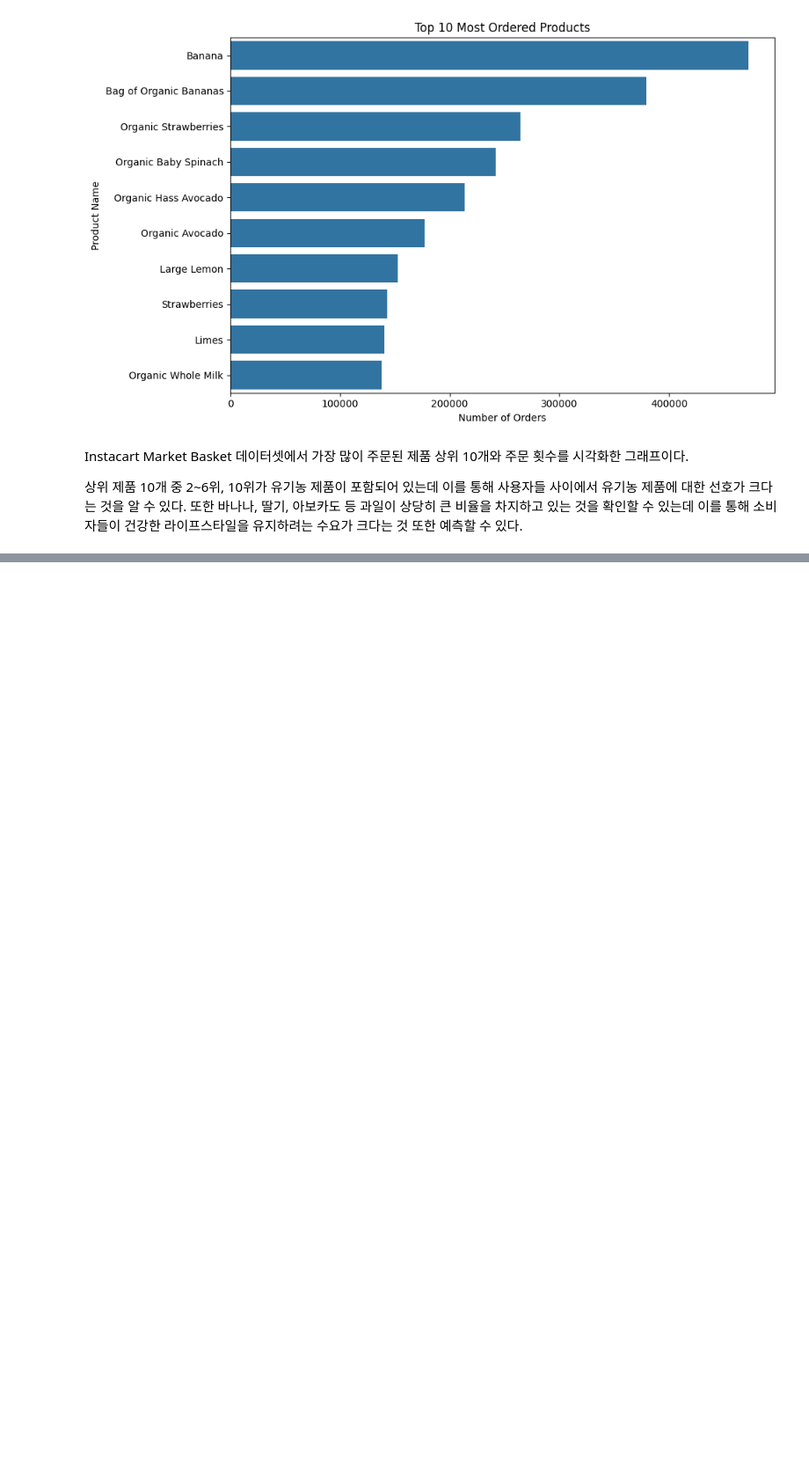
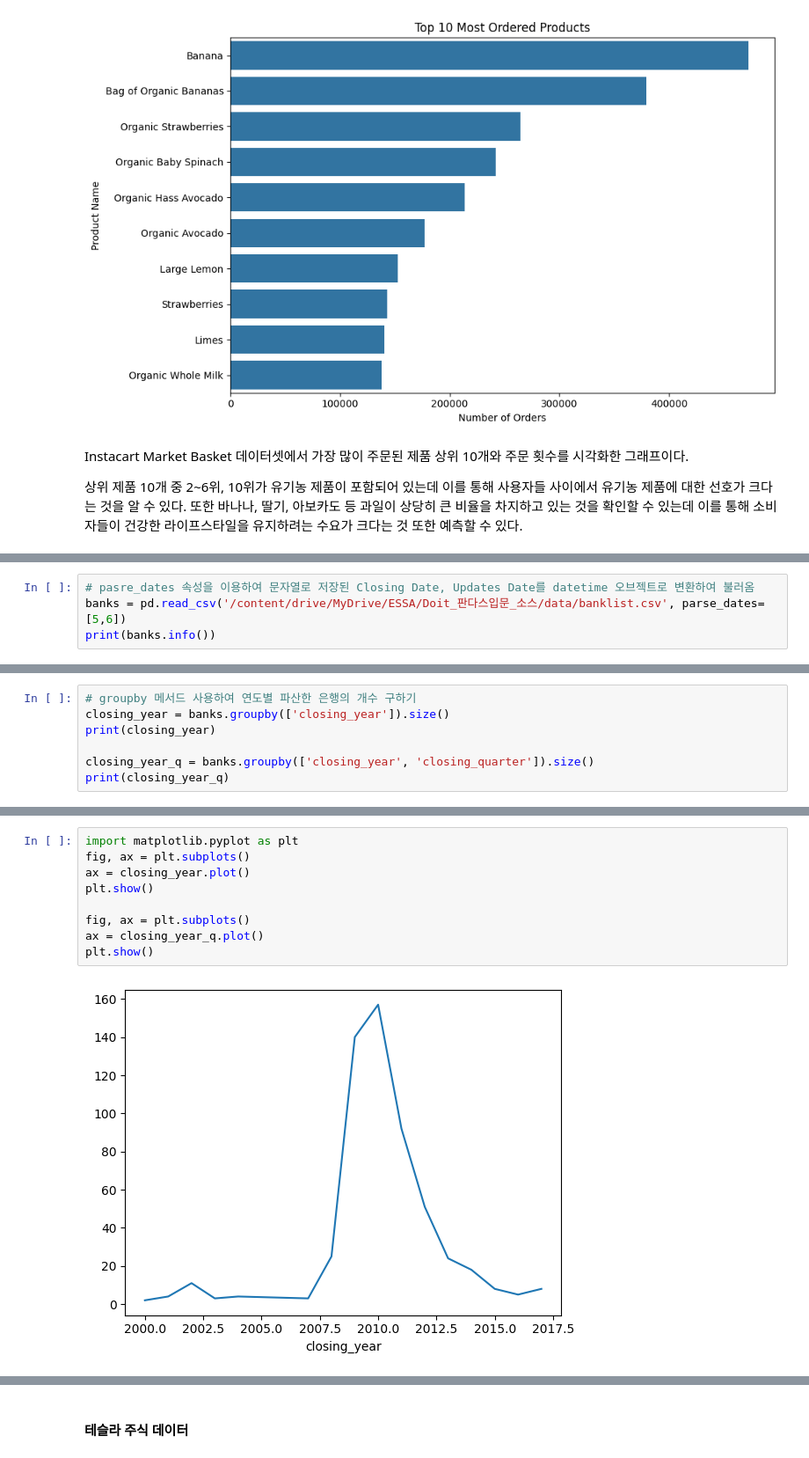
Before and after one commit to HanJaeHui-GitHub/ESAA, a Jupyter notebook: ESAA_YB_Week3_markdown.ipynb, the cells around one changed output, grey strips where cells are left out. Shown at 88% size. Saved outputs shown, nothing was run; the diff lists cells and outputs as text; blank space fills up the shorter version.

```diff
--- a/ESAA_YB_Week3_markdown.ipynb
+++ b/ESAA_YB_Week3_markdown.ipynb
@@ -372,0 +687,4 @@ Instacart Market Basket 데이터셋에서 가장 많이 주문된 제품 상위
+# %%
+# pasre_dates 속성을 이용하여 문자열로 저장된 Closing Date, Updates Date를 datetime 오브젝트로 변환하여 불러옴
+banks = pd.read_csv('/content/drive/MyDrive/ESSA/Doit_판다스입문_소스/data/banklist.csv', parse_dates=[5,6])
+print(banks.info())
@@ -372,0 +732,7 @@ Instacart Market Basket 데이터셋에서 가장 많이 주문된 제품 상위
+# %%
+# groupby 메서드 사용하여 연도별 파산한 은행의 개수 구하기
+closing_year = banks.groupby(['closing_year']).size()
+print(closing_year)
+
+closing_year_q = banks.groupby(['closing_year', 'closing_quarter']).size()
+print(closing_year_q)
@@ -372,0 +757,11 @@ Instacart Market Basket 데이터셋에서 가장 많이 주문된 제품 상위
+# %%
+import matplotlib.pyplot as plt
+fig, ax = plt.subplots()
+ax = closing_year.plot()
+plt.show()
+
+fig, ax = plt.subplots()
+ax = closing_year_q.plot()
+plt.show()
+# %% [output]
+[figure, added]
@@ -372,0 +769,2 @@ Instacart Market Basket 데이터셋에서 가장 많이 주문된 제품 상위
+# %% [markdown]
+#### **테슬라 주식 데이터**
```
Also changed, not shown: parts of 65 cells of this notebook.
